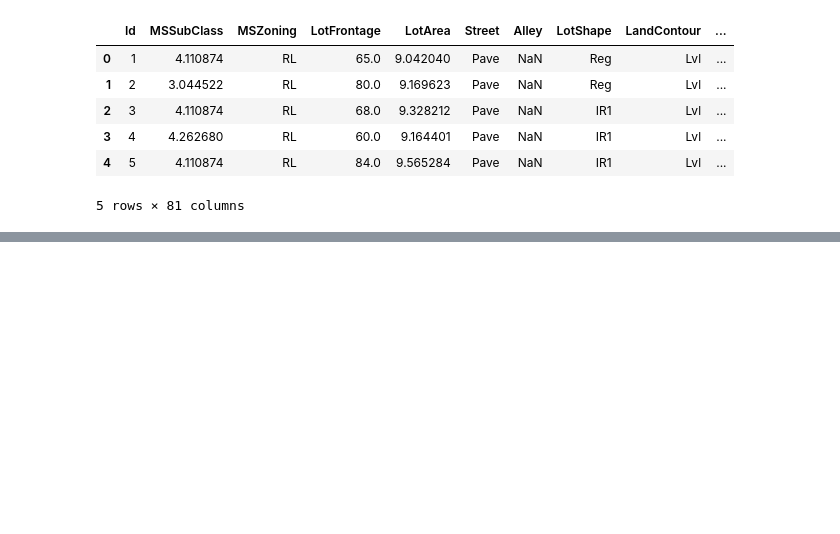
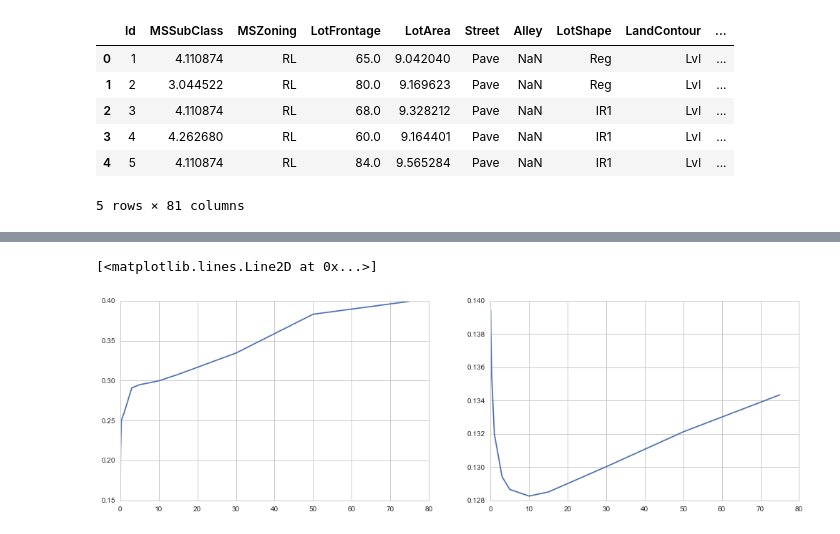
Before and after one commit to sominw/Kaggle, a Jupyter notebook: Housing Prices ART/HP-RLR.ipynb, the cells around one changed output, grey strips where cells are left out. Saved outputs shown, nothing was run; the diff lists cells and outputs as text; code cells hidden in the pictures; blank space fills up the shorter version.

```diff
--- a/Housing Prices ART/HP-RLR.ipynb
+++ b/Housing Prices ART/HP-RLR.ipynb
@@ -112,0 +133,7 @@ ridgeReg = Ridge()
+# %%
+figure, (ax1, ax2) = plt.subplots(1,2,figsize = (17,5))
+ax1.plot(cvScores_lasso)
+ax2.plot(cvScores_ridge)
+# %% [output]
+[<matplotlib.lines.Line2D at 0x...>]
+[figure, added]
```
Also changed, not shown: parts of 6 cells of this notebook.
